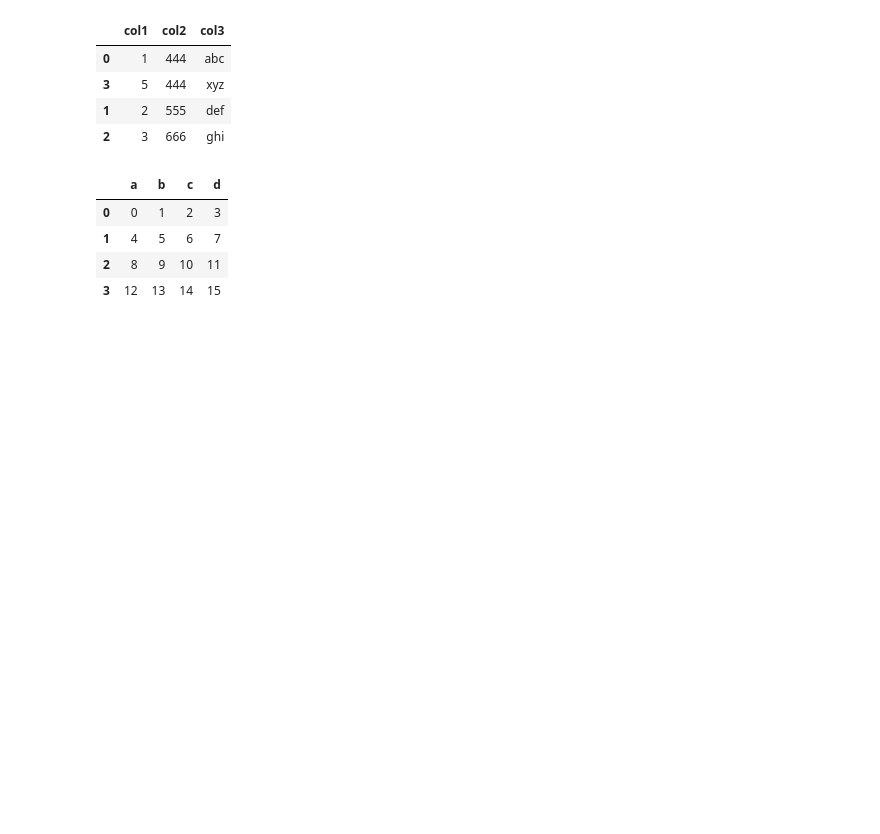
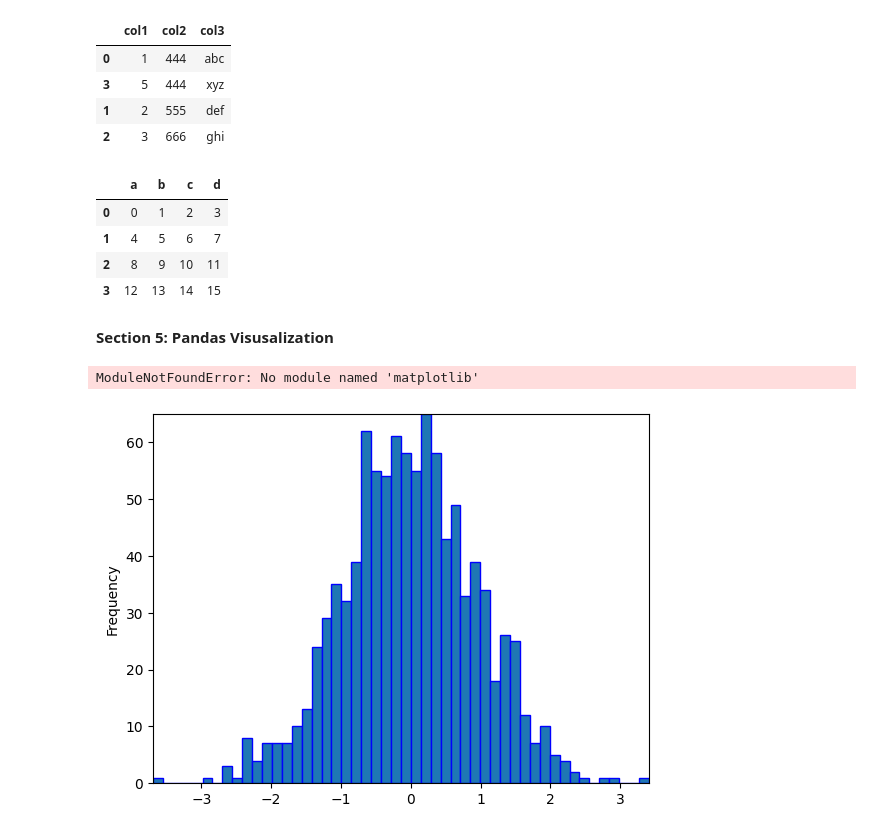
Before and after one commit to Lozyloze/Udemy-TimeSeriesPy, a Jupyter notebook: TimeSeriesCourse_notes.ipynb, the cells around one changed output. Saved outputs shown, nothing was run; the diff lists cells and outputs as text; code cells hidden in the pictures; blank space fills up the shorter version.

```diff
--- a/TimeSeriesCourse_notes.ipynb
+++ b/TimeSeriesCourse_notes.ipynb
@@ -219,3 +219,15 @@ pd.read_csv('C:\\Users\\Simon\\Documents_local\\GitHub2\\UdemyTimeSeries\\Udemy_
 | 1 | 4 | 5 | 6 | 7 |
 | 2 | 8 | 9 | 10 | 11 |
 | 3 | 12 | 13 | 14 | 15 |
+# %% [markdown]
+**Section 5: Pandas Visusalization**
+# %%
+import pandas as pd
+#%matplotlib inline
+df1 = pd.read_csv('C:\\Users\\Simon\\Documents_local\\GitHub2\\UdemyTimeSeries\\Udemy_TimeSeries_res\\03-Pandas-Visualization\\df1.csv', index_col=0)
+df2 = pd.read_csv('C:\\Users\\Simon\\Documents_local\\GitHub2\\UdemyTimeSeries\\Udemy_TimeSeries_res\\03-Pandas-Visualization\\df2.csv')
+df3 = pd.read_csv('C:\\Users\\Simon\\Documents_local\\GitHub2\\UdemyTimeSeries\\Udemy_TimeSeries_res\\03-Pandas-Visualization\\df3.csv')
+
+df1.head()
+# %% [output]
+ModuleNotFoundError: No module named 'matplotlib'
@@ -221,0 +238,4 @@ pd.read_csv('C:\\Users\\Simon\\Documents_local\\GitHub2\\UdemyTimeSeries\\Udemy_
+# %%
+df1['A'].plot.hist(bins=50, edgecolor='b').autoscale(enable=True, axis='both',tight=True)
+# %% [output]
+[figure, added]
```
Also changed, not shown: parts of 15 cells of this notebook, 3 other files.
